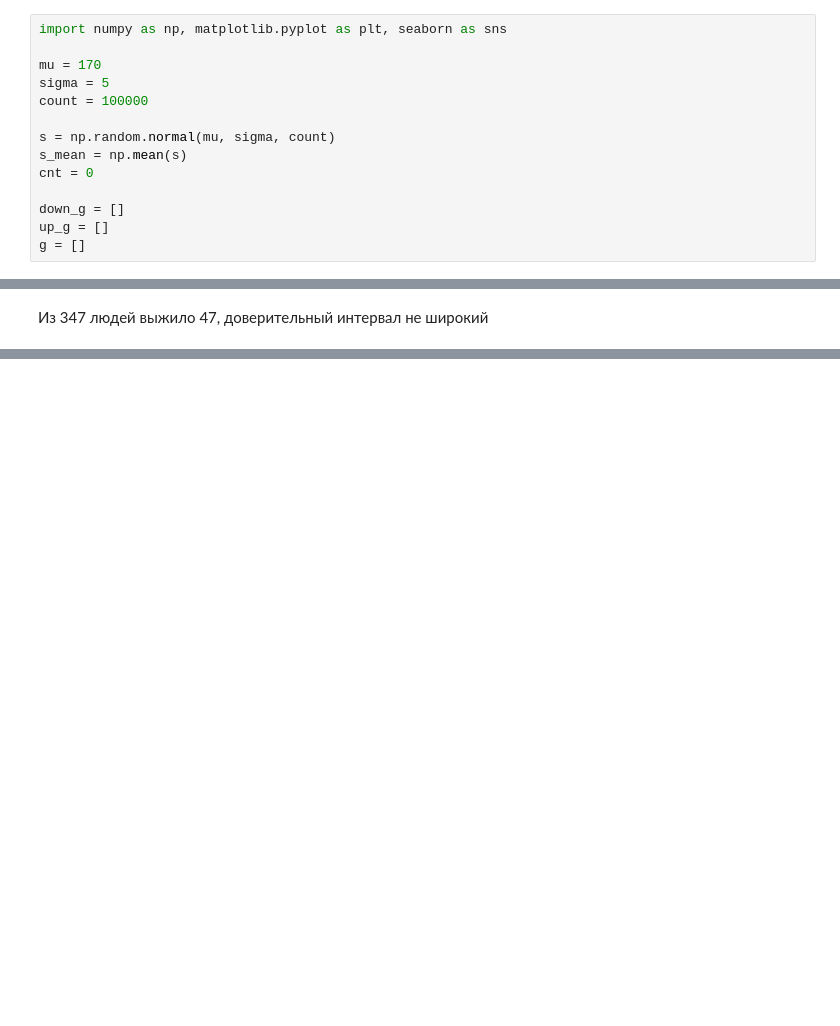
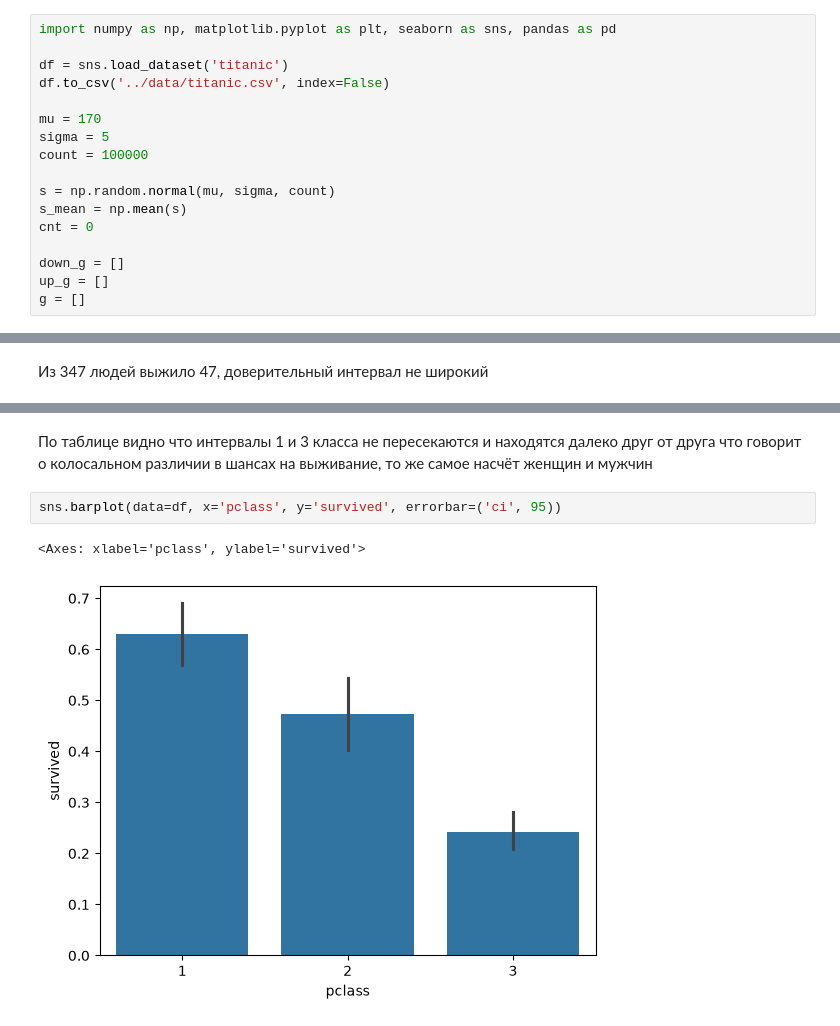
Before and after one commit to Hajime-bit1337/ml-journey, a Jupyter notebook: notebooks/09_confidence_intervals.ipynb, the cells around one changed output, grey strips where cells are left out. Cells and saved outputs as stored; diff of their text form; blank space fills up the shorter version.

Commit message:
Доверительные интервалы, перестановочный тест, p-value

```diff
--- a/notebooks/09_confidence_intervals.ipynb
+++ b/notebooks/09_confidence_intervals.ipynb
@@ -1,5 +1,8 @@
 # %%
-import numpy as np, matplotlib.pyplot as plt, seaborn as sns
+import numpy as np, matplotlib.pyplot as plt, seaborn as sns, pandas as pd
+
+df = sns.load_dataset('titanic')
+df.to_csv('../data/titanic.csv', index=False)
 
 mu = 170
 sigma = 5
@@ -90,0 +205,7 @@ print((p + 2 * SE) - (p - 2 * SE))
+# %% [markdown]
+По таблице видно что интервалы 1 и 3 класса не пересекаются и находятся далеко друг от друга что говорит о колосальном различии в шансах на выживание, то же самое насчёт женщин и мужчин
+# %%
+sns.barplot(data=df, x='pclass', y='survived', errorbar=('ci', 95))
+# %% [output]
+<Axes: xlabel='pclass', ylabel='survived'>
+[figure, added]
```
Also changed, not shown: parts of 29 cells of this notebook, 2 other files.
